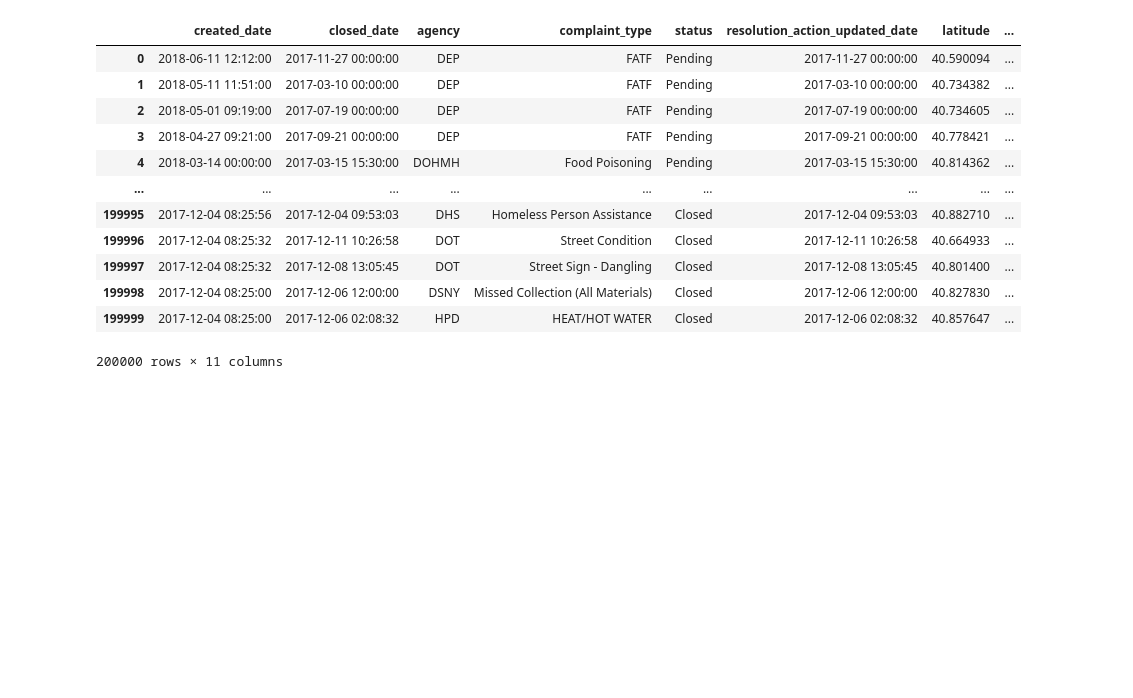
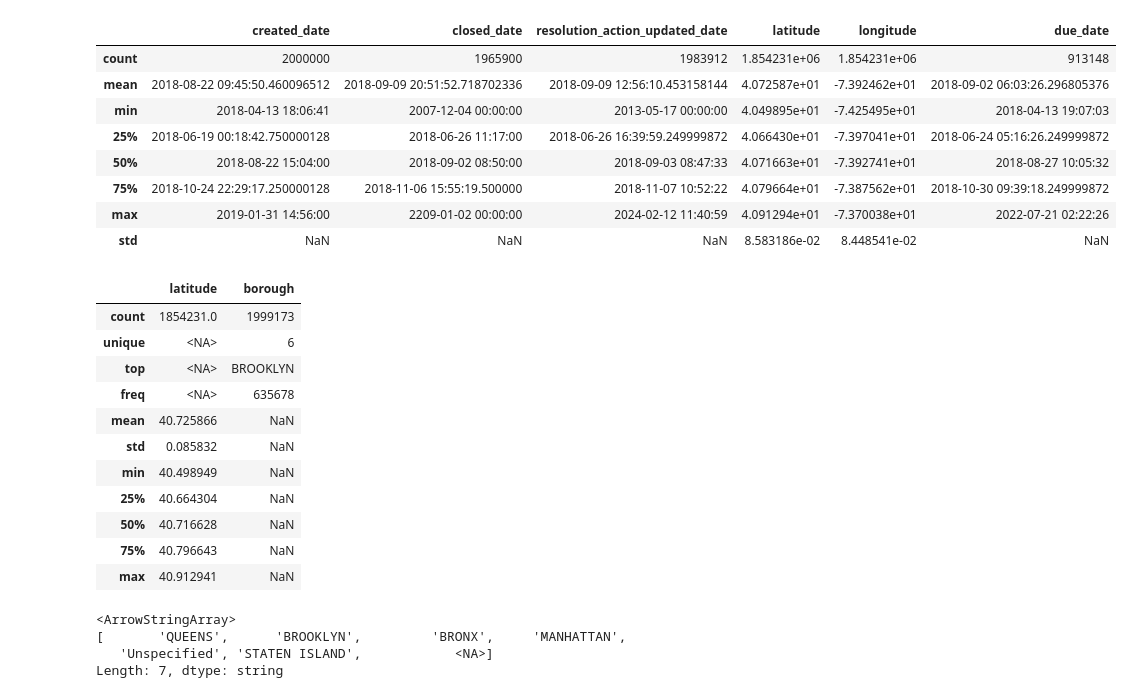
Before and after one commit to jamorr/Capstone, a Jupyter notebook: src/preprocessing.ipynb, the cells around one changed output. Cells and saved outputs as stored; diff of their text form; code cells hidden in the pictures; blank space fills up the shorter version.

```diff
--- a/src/preprocessing.ipynb
+++ b/src/preprocessing.ipynb
@@ -10,17 +15,39 @@ from hierarchicalforecast.methods import BottomUp, TopDown, MiddleOut
-# %%
-df = load_saved_data()
-df
-# %% [output]
-|  | created_date | closed_date | agency | complaint_type | status | resolution_action_updated_date | latitude | ... |
-| 0 | 2018-06-11 12:12:00 | 2017-11-27 00:00:00 | DEP | FATF | Pending | 2017-11-27 00:00:00 | 40.590094 | ... |
-| 1 | 2018-05-11 11:51:00 | 2017-03-10 00:00:00 | DEP | FATF | Pending | 2017-03-10 00:00:00 | 40.734382 | ... |
-| 2 | 2018-05-01 09:19:00 | 2017-07-19 00:00:00 | DEP | FATF | Pending | 2017-07-19 00:00:00 | 40.734605 | ... |
-| 3 | 2018-04-27 09:21:00 | 2017-09-21 00:00:00 | DEP | FATF | Pending | 2017-09-21 00:00:00 | 40.778421 | ... |
-| 4 | 2018-03-14 00:00:00 | 2017-03-15 15:30:00 | DOHMH | Food Poisoning | Pending | 2017-03-15 15:30:00 | 40.814362 | ... |
-| ... | ... | ... | ... | ... | ... | ... | ... | ... |
-| 199995 | 2017-12-04 08:25:56 | 2017-12-04 09:53:03 | DHS | Homeless Person Assistance | Closed | 2017-12-04 09:53:03 | 40.882710 | ... |
-| 199996 | 2017-12-04 08:25:32 | 2017-12-11 10:26:58 | DOT | Street Condition | Closed | 2017-12-11 10:26:58 | 40.664933 | ... |
-| 199997 | 2017-12-04 08:25:32 | 2017-12-08 13:05:45 | DOT | Street Sign - Dangling | Closed | 2017-12-08 13:05:45 | 40.801400 | ... |
-| 199998 | 2017-12-04 08:25:00 | 2017-12-06 12:00:00 | DSNY | Missed Collection (All Materials) | Closed | 2017-12-06 12:00:00 | 40.827830 | ... |
-| 199999 | 2017-12-04 08:25:00 | 2017-12-06 02:08:32 | HPD | HEAT/HOT WATER | Closed | 2017-12-06 02:08:32 | 40.857647 | ... |
-200000 rows × 11 columns
+# %%
+# df = load_saved_data()
+# conn = get_connection()
+# df = get_data(conn, 2018, 2018, 2_000_000, 0)
+df = pd.read_feather("../data/2018.feather")
+# %%
+df.describe()
+# %% [output]
+|  | created_date | closed_date | resolution_action_updated_date | latitude | longitude | due_date |
+| count | 2000000 | 1965900 | 1983912 | 1.854231e+06 | 1.854231e+06 | 913148 |
+| mean | 2018-08-22 09:45:50.460096512 | 2018-09-09 20:51:52.718702336 | 2018-09-09 12:56:10.453158144 | 4.072587e+01 | -7.392462e+01 | 2018-09-02 06:03:26.296805376 |
+| min | 2018-04-13 18:06:41 | 2007-12-04 00:00:00 | 2013-05-17 00:00:00 | 4.049895e+01 | -7.425495e+01 | 2018-04-13 19:07:03 |
+| 25% | 2018-06-19 00:18:42.750000128 | 2018-06-26 11:17:00 | 2018-06-26 16:39:59.249999872 | 4.066430e+01 | -7.397041e+01 | 2018-06-24 05:16:26.249999872 |
+| 50% | 2018-08-22 15:04:00 | 2018-09-02 08:50:00 | 2018-09-03 08:47:33 | 4.071663e+01 | -7.392741e+01 | 2018-08-27 10:05:32 |
+| 75% | 2018-10-24 22:29:17.250000128 | 2018-11-06 15:55:19.500000 | 2018-11-07 10:52:22 | 4.079664e+01 | -7.387562e+01 | 2018-10-30 09:39:18.249999872 |
+| max | 2019-01-31 14:56:00 | 2209-01-02 00:00:00 | 2024-02-12 11:40:59 | 4.091294e+01 | -7.370038e+01 | 2022-07-21 02:22:26 |
+| std | NaN | NaN | NaN | 8.583186e-02 | 8.448541e-02 | NaN |
+# %%
+df[["latitude","borough"]].describe(include='all')
+# %% [output]
+|  | latitude | borough |
+| count | 1854231.0 | 1999173 |
+| unique | <NA> | 6 |
+| top | <NA> | BROOKLYN |
+| freq | <NA> | 635678 |
+| mean | 40.725866 | NaN |
+| std | 0.085832 | NaN |
+| min | 40.498949 | NaN |
+| 25% | 40.664304 | NaN |
+| 50% | 40.716628 | NaN |
+| 75% | 40.796643 | NaN |
+| max | 40.912941 | NaN |
+# %%
+df[df["latitude"].isnull()]["borough"].unique()
+# %% [output]
+<ArrowStringArray>
+[       'QUEENS',      'BROOKLYN',         'BRONX',     'MANHATTAN',
+   'Unspecified', 'STATEN ISLAND',            <NA>]
+Length: 7, dtype: string
```
Also changed, not shown: parts of 31 cells of this notebook, 2 other files.
